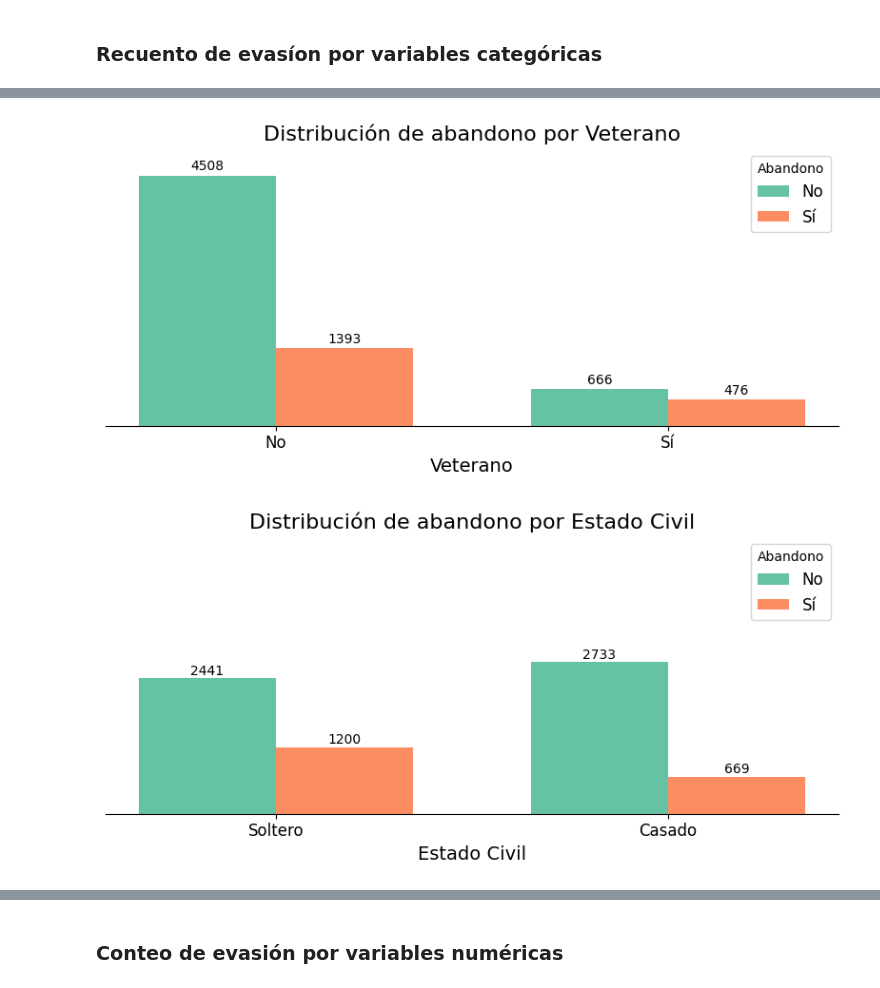
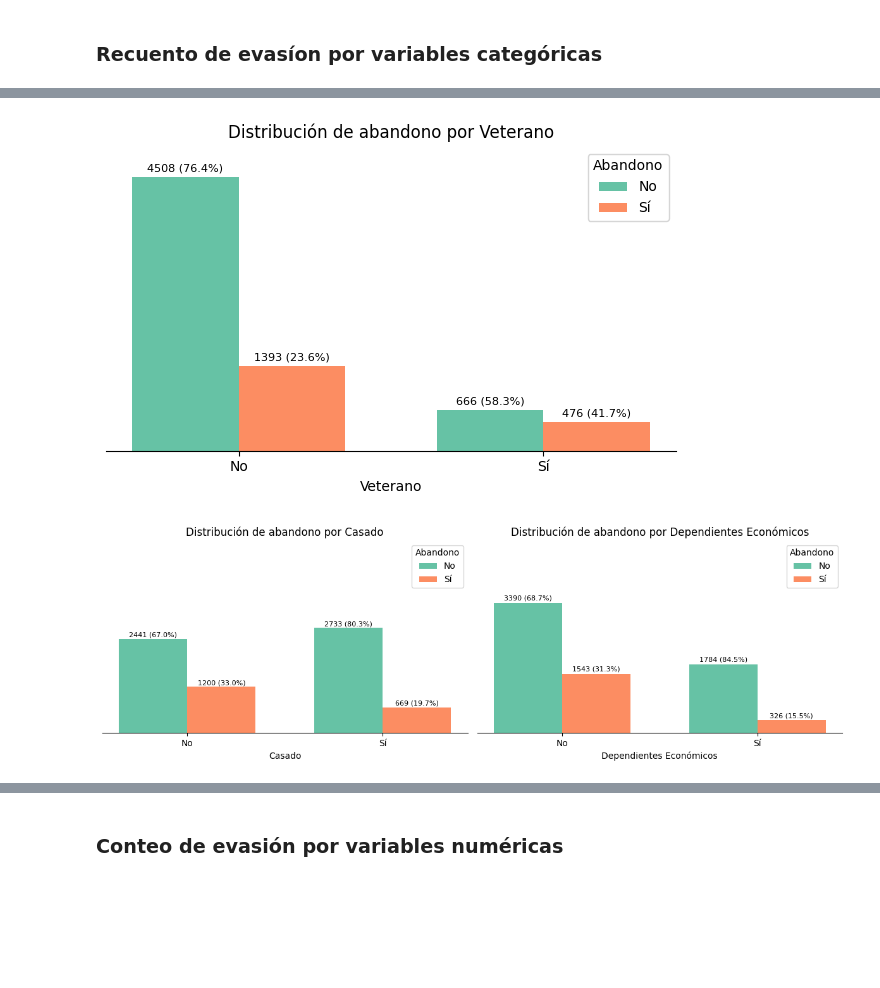
Before and after one commit to IsaiasRVH2/Challenge-Telecom-X, a Jupyter notebook: TelecomX_LATAM.ipynb, the cells around one changed output, grey strips where cells are left out. Saved outputs shown, nothing was run; the diff lists cells and outputs as text; code cells hidden in the pictures; blank space fills up the shorter version.

```diff
--- a/TelecomX_LATAM.ipynb
+++ b/TelecomX_LATAM.ipynb
@@ -388,7 +393,7 @@ df[[col for col in df.columns[1:] if col not in columnas_numericas]].astype(bool
 # %%
 fig, ax = plt.subplots(figsize=(8, 5))
 fig.suptitle('Distribución de abandono del servicio')
-sns.countplot(data=df, x='Abandono', hue='Abandono', palette='Set2')
+sns.countplot(data=df, x='Abandono', hue='Abandono', palette='Set2', ax=ax)
 ax.set_xlabel('Abandono del servicio')
 ax.set_ylabel('')
 ax.xaxis.set_ticks([0, 1])
@@ -396,8 +401,11 @@ ax.xaxis.set_ticklabels(['No', 'Sí'])
 ax.yaxis.set_ticklabels([])
 ax.yaxis.set_ticks(ticks=[])
 ax.legend_.remove()
+total = df['Abandono'].count()
 for i, j in enumerate(df['Abandono'].value_counts().sort_index()):
-    ax.text(i, j + 5, str(j), ha='center')
+    porcentaje = j / total * 100
+    ax.text(i, j + 50, f'{j} ({porcentaje:.1f}%)', ha='center')
 sns.despine(top=True, left=True, right=True)
+plt.savefig(f'figuras/grafico_distribución_abandono.png')
 plt.show()
 # %% [output]
@@ -453,13 +479,10 @@ graficar_abandono(abandono_genero, 'Género', labels=['Masculino', 'Femenino'])
 # %%
 # Distribución de abandono según el veterano
-abandono_veterano = df.groupby('Veterano')['Abandono'].value_counts()
-# Preparar datos para gráfica agrupada
-graficar_abandono(abandono_veterano, 'Veterano', labels=['No', 'Sí'])
+graficar_abandono(df, ['Veterano'], labels_dict={'Veterano': ['No', 'Sí']})
 # %% [output]
-[figure, old version]
+[figure, new version]
 # %%
 # Distribución de abandono según el estado civil
-abandono_estado_civil = df.groupby('Casado')['Abandono'].value_counts()
-graficar_abandono(abandono_estado_civil, 'Estado Civil', labels=['Soltero', 'Casado'])
+graficar_abandono(df, ['Casado', 'Dependientes Económicos'], labels_dict={'Estado Civil': ['Soltero', 'Casado']})
 # %% [output]
-[figure, old version]
+[figure, new version]
```
Also changed, not shown: parts of 42 cells of this notebook, 21 other files.
